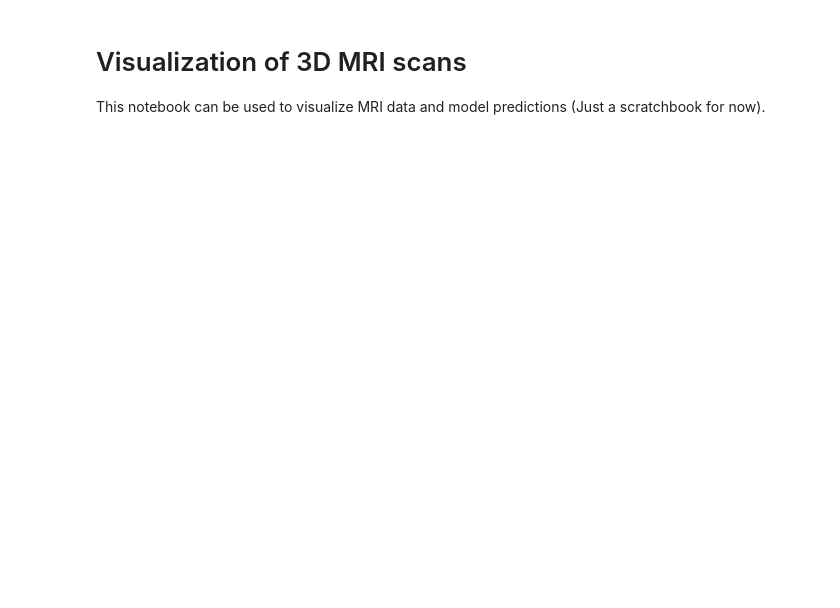
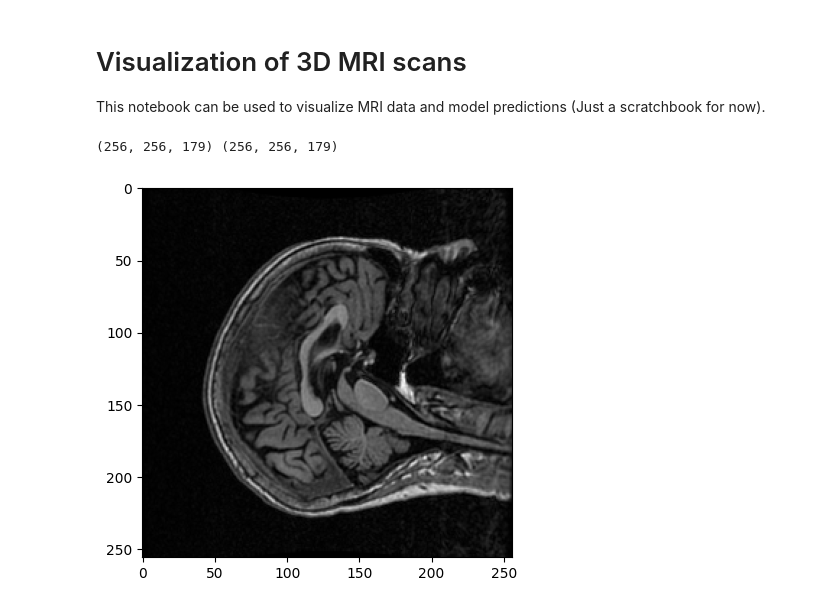
Before and after one commit to dietrujillo/bmi707_alzheimers_mri_prediction, a Jupyter notebook: notebooks/visualization.ipynb, the cells around one changed output. Drawn from its saved outputs; the diff is of its cells as text; code cells hidden in the pictures; blank space fills up the shorter version.

```diff
--- a/notebooks/visualization.ipynb
+++ b/notebooks/visualization.ipynb
@@ -7 +9,35 @@ import nibabel as nib
+# %%
+def visualize_sample(mri_path, mask_path, pet_path = None,
+                     cmap="binary_r", brain_slice = (83, slice(None), slice(None)),
+                     plot_mayavi = False):
+
+    mri_data = np.squeeze(nib.load(mri_path).get_fdata())[:-1, :, :]
+    mask = np.squeeze(nib.load(mask_path).get_fdata())
+    if pet_path is not None:
+        pet_data = np.squeeze(nib.load(pet_path).get_fdata())
+
+    assert len(np.unique(mask)) == 2
+    mask = mask / mask.max()
+
+    mri_data = np.einsum("ijk -> jki", mri_data)[::-1, ::-1, :]
+
+    print(mri_data.shape, mask.shape)
+
+    mri_data = mri_data #* mask
+
+    plt.imshow(mri_data[(*brain_slice,)], cmap=cmap)
+    plt.show()
+
+    if plot_mayavi:
+        mlab.contour3d(mri_data[84:, :, :], colormap="black-white")
+        mlab.show()
+# %%
+data_path = "../dataset/test2/ADNI/137_S_0841/MP-RAGE/2006-09-27_09_44_23.0/S19351/ADNI_137_S_0841_MR_MP-RAGE__br_raw_20060927105550487_1_S19351_I25113.nii"
+
+mask_path = "../dataset/test2/ADNI/137_S_0841/Total_Intracranial_Volume_Brain_Mask/2006-09-27_10_04_48.0/S19352/ADNI_137_S_0841_MR_Total_Intracranial_Volume_Brain_Mask_Br_20121107235112220_S19352_I345378.nii"
+
+visualize_sample(data_path, mask_path, plot_mayavi=True)
+# %% [output]
+(256, 256, 179) (256, 256, 179)
+[figure, added]
 # %%
```
Also changed, not shown: parts of 3 cells of this notebook, 4 other files.
